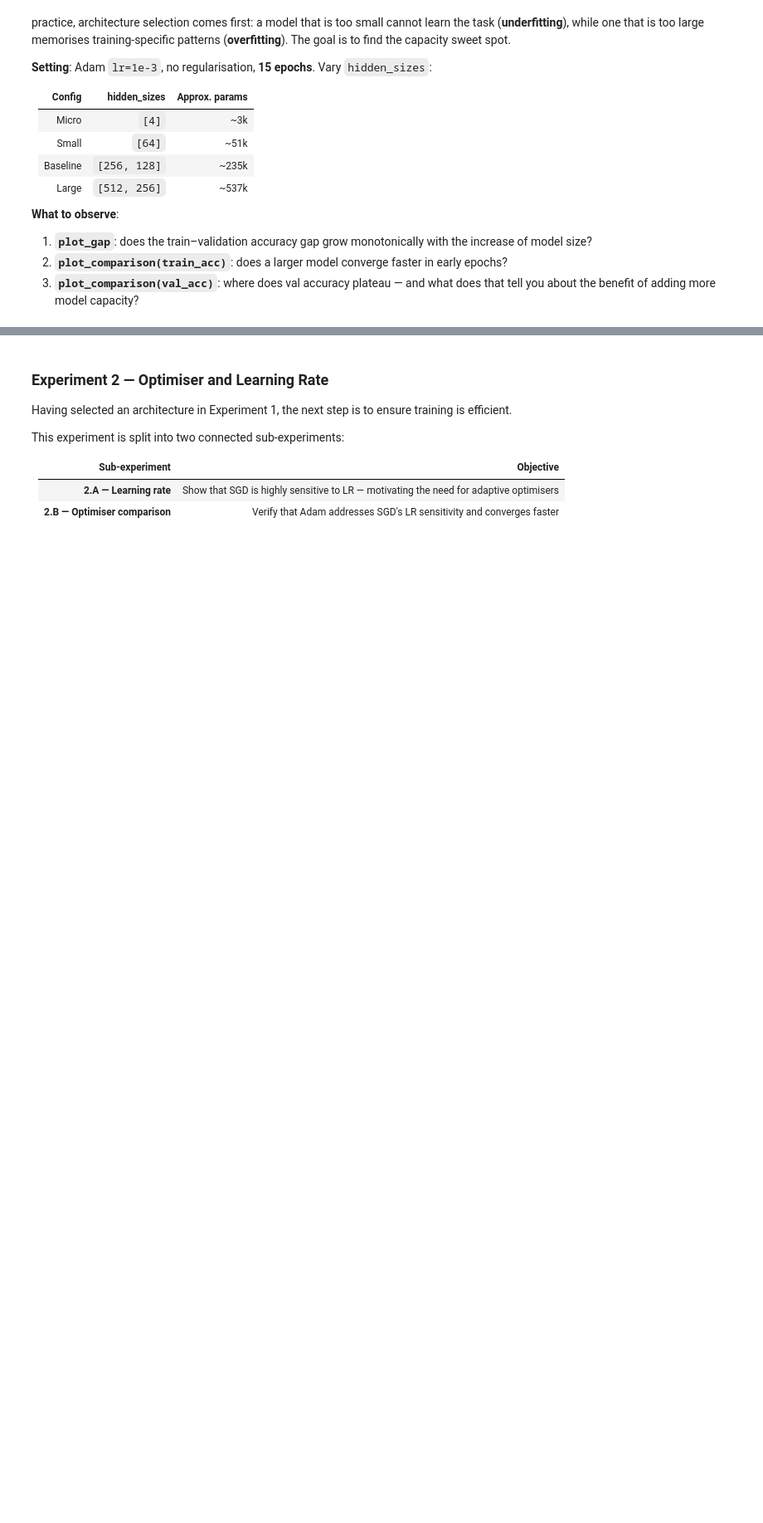
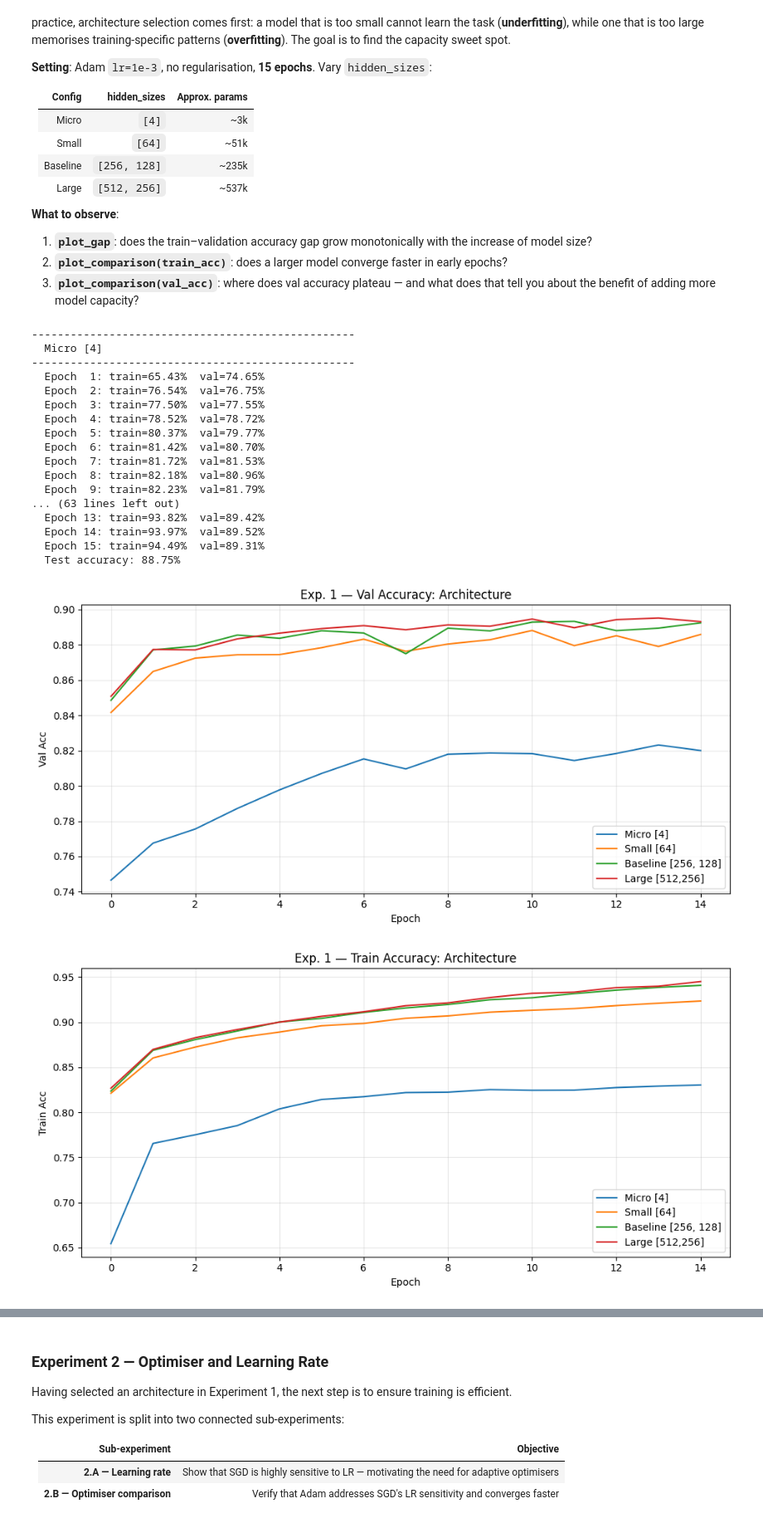
Before and after one commit to Dania592/DeepLearningTps, a Jupyter notebook: tp1-pytorch-mlp.ipynb, the cells around one changed output, grey strips where cells are left out. Shown at 83% size. Drawn from its saved outputs; the diff is of its cells as text; code cells hidden in the pictures; blank space fills up the shorter version.

```diff
--- a/tp1-pytorch-mlp.ipynb
+++ b/tp1-pytorch-mlp.ipynb
@@ -673,21 +676,68 @@ def plot_gap(results, title='Train–Validation Accuracy Gap'):
 # %%
 # ── Experiment 1  Model Architecture ─────────────────────────────────────────
 exp_1 = {}
 
 # TODO: run the 4 configurations — start with extremes, then fill in the middle
 
 # Example — Micro [4]:
-# hist_micro, _ = run_experiment(
-#     hidden_sizes=[4],
-#     optimizer='adam',
-#     lr=1e-3,
-#     num_epochs=15,
-#     tag='Micro [4]'
-# )
-# exp_1['Micro [4]'] = hist_micro
+hist_micro, _ = run_experiment(
+    hidden_sizes=[4],
+    optimizer='adam',
+    lr=1e-3,
+    num_epochs=15,
+    tag='Micro [4]'
+)
+exp_1['Micro [4]'] = hist_micro
 
 # TODO: Small [64], Baseline [256,128], Large [512,256]
+
+hist_micro, _ = run_experiment(
+    hidden_sizes=[64],
+    optimizer='adam',
+    lr=1e-3,
+    num_epochs=15,
+    tag='Small [64]'
+)
+exp_1['Small [64]'] = hist_micro
+
+hist_micro, _ = run_experiment(
+    hidden_sizes=[256, 128],
+    optimizer='adam',
+    lr=1e-3,
+    num_epochs=15,
+    tag='Baseline [256, 128]'
+)
+exp_1['Baseline [256, 128]'] = hist_micro
+
+hist_micro, _ = run_experiment(
+    hidden_sizes=[512,256],
+    optimizer='adam',
+    lr=1e-3,
+    num_epochs=15,
+    tag='Large [512,256]'
+)
+exp_1['Large [512,256]'] = hist_micro
 
 plot_comparison(exp_1, metric='val_acc',   title='Exp. 1 — Val Accuracy: Architecture')
 plot_comparison(exp_1, metric='train_acc', title='Exp. 1 — Train Accuracy: Architecture')
 plot_gap(exp_1, title='Exp. 1 — Train–Validation Accuracy Gap: Architecture')
+# %% [output]
+--------------------------------------------------
+  Micro [4]
+--------------------------------------------------
+  Epoch  1: train=65.43%  val=74.65%
+  Epoch  2: train=76.54%  val=76.75%
+  Epoch  3: train=77.50%  val=77.55%
+  Epoch  4: train=78.52%  val=78.72%
+  Epoch  5: train=80.37%  val=79.77%
+  Epoch  6: train=81.42%  val=80.70%
+  Epoch  7: train=81.72%  val=81.53%
+  Epoch  8: train=82.18%  val=80.96%
+  Epoch  9: train=82.23%  val=81.79%
+... (63 lines left out)
+  Epoch 13: train=93.82%  val=89.42%
+  Epoch 14: train=93.97%  val=89.52%
+  Epoch 15: train=94.49%  val=89.31%
+  Test accuracy: 88.75%
+[figure, added]
+[figure, added]
```
Also changed, not shown: parts of 19 cells of this notebook.
